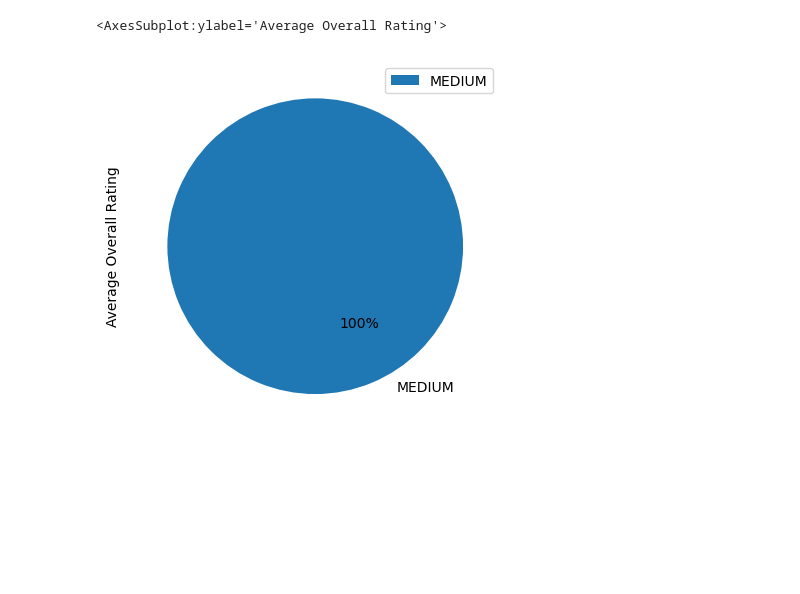
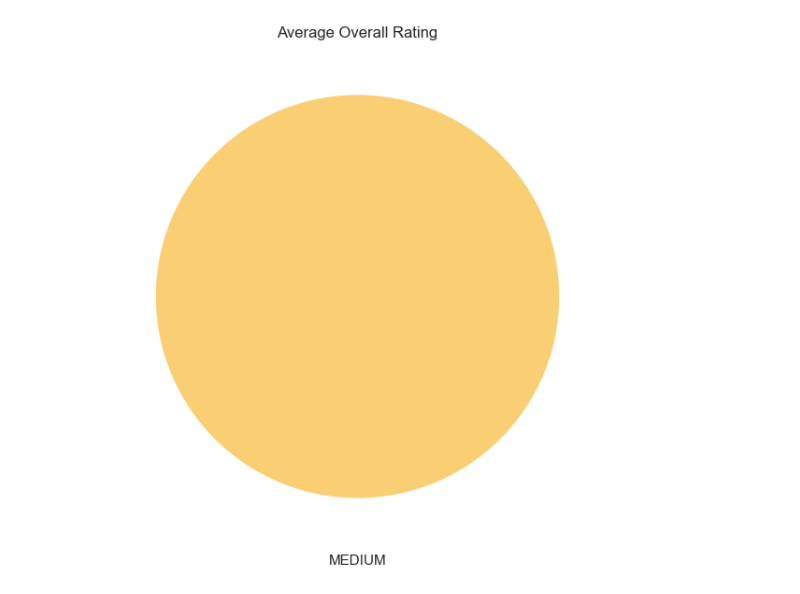
Before and after one commit to Sukant-cyber/data_science, a Jupyter notebook: Red Team Security.ipynb, the cells around one changed output. Saved outputs shown, nothing was run; the diff lists cells and outputs as text; code cells hidden in the pictures; blank space fills up the shorter version.

```diff
--- a/Red Team Security.ipynb
+++ b/Red Team Security.ipynb
@@ -10,6 +11,8 @@ rts
 | 1 | SMB Sign Not Enabled | 6 | 8 | 7 | 7 | 9 | 7.00 | high |
 | 2 | DNS Cache Snooping | 5 | 1 | 5 | 5 | 3 | 4.00 | medium |
 | 3 | Apache mod_negotiations | 1 | 1 | 2 | 1 | 1 | 1.25 | low |
+# %%
+plt.style.use('seaborn')
 # %%
 rts['Instance Rating Product']=rts['Instances']*rts['Rating']
 # %%
@@ -59,6 +83,10 @@ dtypes: float64(2), int64(5), object(2)
 memory usage: 416.0+ bytes
 # %%
 # CHART 2
-
+plt.style.use('seaborn')
+plt.figure(figsize=(4,4))
 rts[['Biz Impact','Tech Impact','Vulnerability Factors','Threat Agent']].mean().plot(kind='barh')
+plt.xticks([1,2,3,4,5,6,7,8,9,10])
+plt.title("Average By Risk Factor")
+plt.show()
 # %% [output]
@@ -67,9 +94,12 @@ rts[['Biz Impact','Tech Impact','Vulnerability Factors','Threat Agent']].mean().
 # %%
 # Creating new dataframe
 # Chart 3
 summary_dfi = pd.DataFrame({'Category': ['MEDIUM'],
                            'Average Overall Rating': [100]})
-summary_dfi.plot.pie(labels=summary_dfi['Category'], y='Average Overall Rating', autopct='%1.f%%', startangle=120)
+# summary_dfi.plot.pie(labels=summary_dfi['Category'], y='Average Overall Rating', startangle=90)
+plt.title("Average Overall Rating")
+plt.pie(summary_dfi['Average Overall Rating'], colors=['#facf73'])
+plt.xlabel("MEDIUM")
+plt.show()
 # %% [output]
-<AxesSubplot:ylabel='Average Overall Rating'>
-[figure, old version]
+[figure, new version]
```
Also changed, not shown: parts of 4 cells of this notebook.
